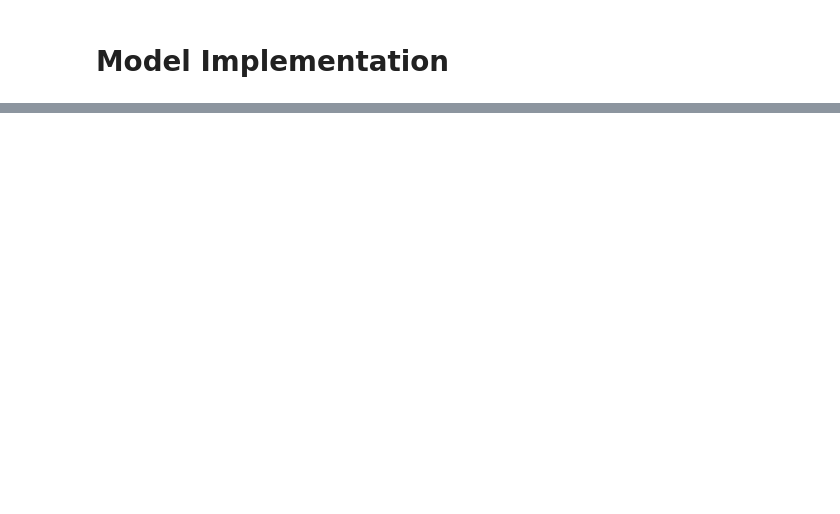
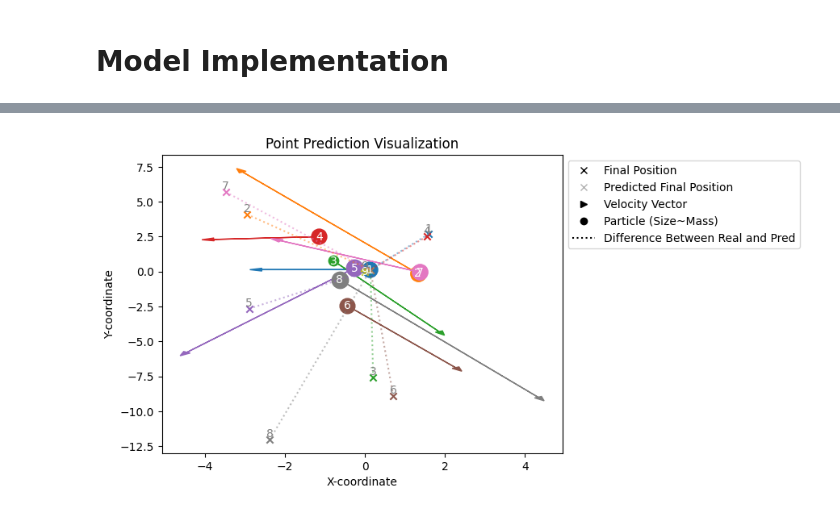
Before and after one commit to JasperLinders/tue-deeplearning, a Jupyter notebook: assignments/assignment_2/Assignment_2_Version_GNN.ipynb, the cells around one changed output, grey strips where cells are left out. Saved outputs shown, nothing was run; the diff lists cells and outputs as text; code cells hidden in the pictures; blank space fills up the shorter version.

```diff
--- a/assignments/assignment_2/Assignment_2_Version_GNN.ipynb
+++ b/assignments/assignment_2/Assignment_2_Version_GNN.ipynb
@@ -575,0 +467,17 @@ visualize_particles(particle_data)
+# %%
+import random
+train_ex = random.choice(test_graph_preds)
+
+ex_attr, ex_pred, ex_y = train_ex.graph.x.cpu().numpy(), train_ex.pred.cpu().detach().numpy(), train_ex.graph.y.cpu().numpy()
+x2,y2 = ex_y[:,0], ex_y[:,1]
+x2_pred,y2_pred = ex_pred[:,0], ex_pred[:,1]
+# %%
+# The arrays returned by the function are structures as follows:
+# initial_state: shape (n_bodies, [mass, x, y, v_x, v_y])
+# terminal_state: shape (n_bodies, [x, y])
+
+particle_data = np.c_[ex_attr, x2, y2, x2_pred, y2_pred]
+# %%
+visualize_particles(particle_data)
+# %% [output]
+[figure, added]
```
Also changed, not shown: parts of 17 cells of this notebook, 3 other files.
